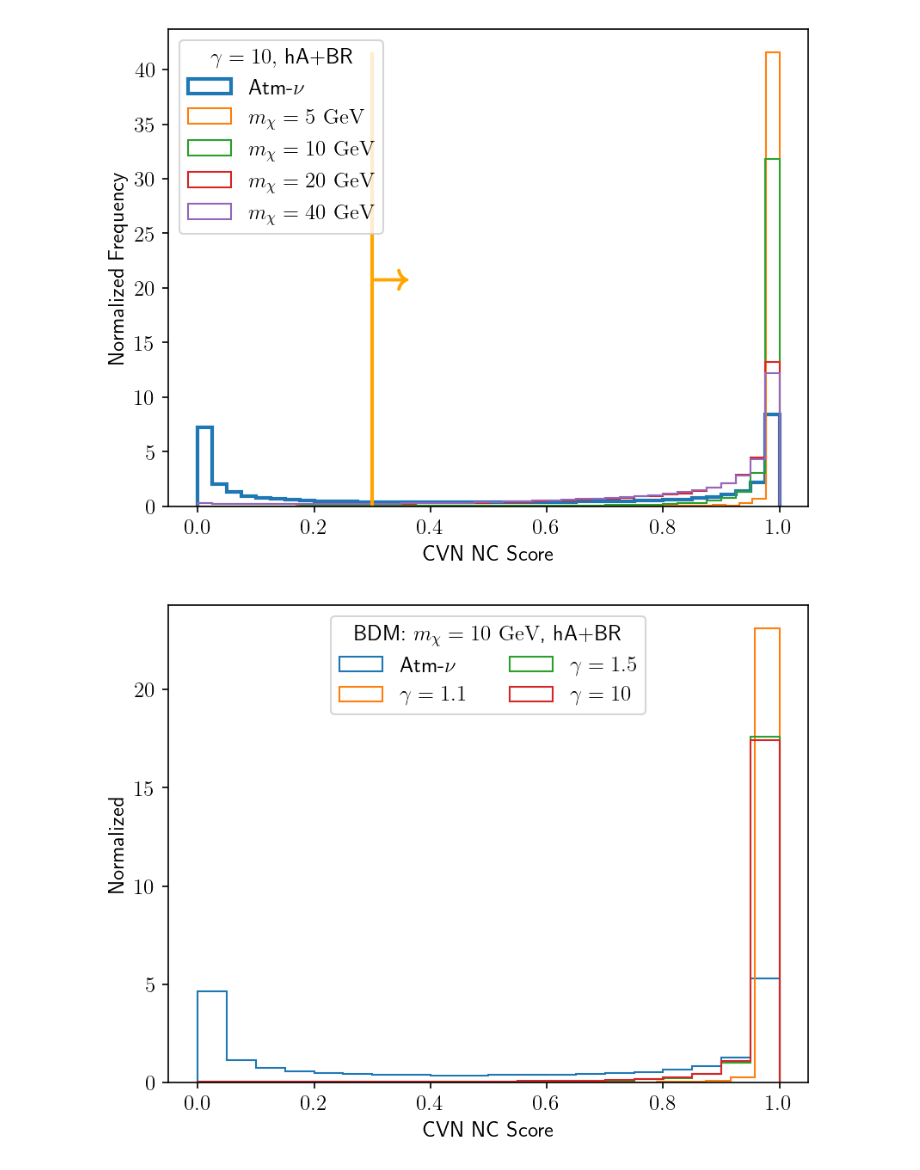
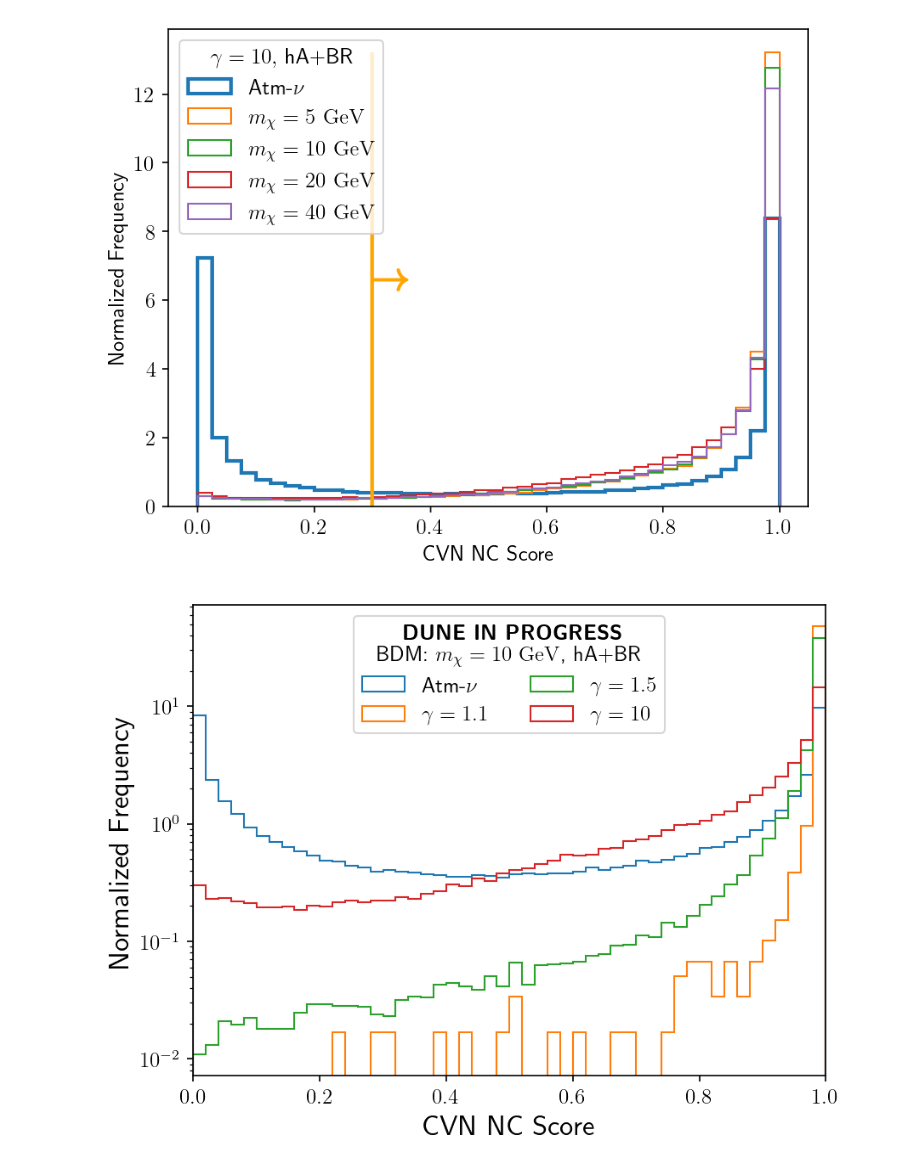
Before and after one commit to lperes-ufrj/UpperLimitCode, a Jupyter notebook: ValidationStudies/CVNCuts_Plots.ipynb, the cells around one changed output. Cells and saved outputs as stored; diff of their text form; code cells hidden in the pictures.

```diff
--- a/ValidationStudies/CVNCuts_Plots.ipynb
+++ b/ValidationStudies/CVNCuts_Plots.ipynb
@@ -6,23 +7,23 @@ import math
 # %%
 #Read CVN Score for each lorentz factor and atmospheric neutrinos
 
-CVN_b1p1_m05 = np.loadtxt('../FinalPlots/OptimalCuts/NuclearModelsOptSelectionApplication_MaxCVN/hA_BR/CVN_m05_b1p1.txt', delimiter=' ', skiprows=1,  dtype=np.float32)
-CVN_b1p5_m05 = np.loadtxt('../FinalPlots/OptimalCuts/NuclearModelsOptSelectionApplication_MaxCVN/hA_BR/CVN_m05_b1p5.txt', delimiter=' ', skiprows=1,  dtype=np.float32)
-CVN_b10_m05 = np.loadtxt('../FinalPlots/OptimalCuts/NuclearModelsOptSelectionApplication_MaxCVN/hA_BR/CVN_m05_b10.txt', delimiter=' ', skiprows=1,  dtype=np.float32)
+CVN_b1p1_m05 = np.loadtxt('../Optimization/Optimization_DefaultNuclearModel/CVN_m05_b1p1.txt', delimiter=' ', skiprows=1,  dtype=np.float32)
+CVN_b1p5_m05 = np.loadtxt('../Optimization/Optimization_DefaultNuclearModel/CVN_m05_b1p5.txt', delimiter=' ', skiprows=1,  dtype=np.float32)
+CVN_b10_m05 = np.loadtxt('../Optimization/Optimization_DefaultNuclearModel/CVN_m05_b10.txt', delimiter=' ', skiprows=1,  dtype=np.float32)
 
-CVN_b1p1_m10 = np.loadtxt('../FinalPlots/OptimalCuts/NuclearModelsOptSelectionApplication_MaxCVN/hA_BR/CVN_m10_b1p1.txt', delimiter=' ', skiprows=1,  dtype=np.float32)
-CVN_b1p5_m10 = np.loadtxt('../FinalPlots/OptimalCuts/NuclearModelsOptSelectionApplication_MaxCVN/hA_BR/CVN_m10_b1p5.txt', delimiter=' ', skiprows=1,  dtype=np.float32)
-CVN_b10_m10 = np.loadtxt('../FinalPlots/OptimalCuts/NuclearModelsOptSelectionApplication_MaxCVN/hA_BR/CVN_m10_b10.txt', delimiter=' ', skiprows=1,  dtype=np.float32)
+CVN_b1p1_m10 = np.loadtxt('../Optimization/Optimization_DefaultNuclearModel/CVN_m10_b1p1.txt', delimiter=' ', skiprows=1,  dtype=np.float32)
+CVN_b1p5_m10 = np.loadtxt('../Optimization/Optimization_DefaultNuclearModel/CVN_m10_b1p5.txt', delimiter=' ', skiprows=1,  dtype=np.float32)
+CVN_b10_m10 = np.loadtxt('../Optimization/Optimization_DefaultNuclearModel/CVN_m10_b10.txt', delimiter=' ', skiprows=1,  dtype=np.float32)
 
-CVN_b1p1_m20 = np.loadtxt('../FinalPlots/OptimalCuts/NuclearModelsOptSelectionApplication_MaxCVN/hA_BR/CVN_m20_b1p1.txt', delimiter=' ', skiprows=1,  dtype=np.float32)
-CVN_b1p5_m20 = np.loadtxt('../FinalPlots/OptimalCuts/NuclearModelsOptSelectionApplication_MaxCVN/hA_BR/CVN_m20_b1p5.txt', delimiter=' ', skiprows=1,  dtype=np.float32)
-CVN_b10_m20 = np.loadtxt('../FinalPlots/OptimalCuts/NuclearModelsOptSelectionApplication_MaxCVN/hA_BR/CVN_m20_b10.txt', delimiter=' ', skiprows=1,  dtype=np.float32)
+CVN_b1p1_m20 = np.loadtxt('../Optimization/Optimization_DefaultNuclearModel/CVN_m20_b1p1.txt', delimiter=' ', skiprows=1,  dtype=np.float32)
+CVN_b1p5_m20 = np.loadtxt('../Optimization/Optimization_DefaultNuclearModel/CVN_m20_b1p5.txt', delimiter=' ', skiprows=1,  dtype=np.float32)
+CVN_b10_m20 = np.loadtxt('../Optimization/Optimization_DefaultNuclearModel/CVN_m20_b10.txt', delimiter=' ', skiprows=1,  dtype=np.float32)
 
-CVN_b1p1_m40 = np.loadtxt('../FinalPlots/OptimalCuts/NuclearModelsOptSelectionApplication_MaxCVN/hA_BR/CVN_m40_b1p1.txt', delimiter=' ', skiprows=1,  dtype=np.float32)
-CVN_b1p5_m40 = np.loadtxt('../FinalPlots/OptimalCuts/NuclearModelsOptSelectionApplication_MaxCVN/hA_BR/CVN_m40_b1p5.txt', delimiter=' ', skiprows=1,  dtype=np.float32)
-CVN_b10_m40 = np.loadtxt('../FinalPlots/OptimalCuts/NuclearModelsOptSelectionApplication_MaxCVN/hA_BR/CVN_m40_b10.txt', delimiter=' ', skiprows=1,  dtype=np.float32)
+CVN_b1p1_m40 = np.loadtxt('../Optimization/Optimization_DefaultNuclearModel/CVN_m40_b1p1.txt', delimiter=' ', skiprows=1,  dtype=np.float32)
+CVN_b1p5_m40 = np.loadtxt('../Optimization/Optimization_DefaultNuclearModel/CVN_m40_b1p5.txt', delimiter=' ', skiprows=1,  dtype=np.float32)
+CVN_b10_m40 = np.loadtxt('../Optimization/Optimization_DefaultNuclearModel/CVN_m40_b10.txt', delimiter=' ', skiprows=1,  dtype=np.float32)
 
-CVN_Atm = np.loadtxt('../FinalPlots/OptimalCuts/NuclearModelsOptSelectionApplication_MaxCVN/hA_BR/CVN_Atm_00a.txt', delimiter=' ', skiprows=1,  dtype=np.float32)
+CVN_Atm = np.loadtxt('../Optimization/Optimization_DefaultNuclearModel/CVN_Atm_hA_BR.txt', delimiter=' ', skiprows=1,  dtype=np.float32)
 # %%
 plt.rc('text', usetex=True)
 plt.rc('font', size=12)
@@ -79,21 +80,26 @@ plt.plot(bestCutRight+0.03, h.max()/2, marker=r'$\rightarrow$', markersize=20,ma
 plt.legend(title = r'$\gamma = 10,$ hA+BR',loc='upper left')
 plt.show()
 # %% [output]
-[figure, old version]
+[figure, new version]
 # %%
 plt.rc('text', usetex=True)
 plt.rc('font', size=12)
 plt.figure(dpi=150)
-h1, x1, _ = plt.hist(CVN_Atm[CVN_Atm>-1], bins= 20, density=True, label=r'Atm-$\nu$', histtype='step', lw =1)
-h3, x3, _ = plt.hist(CVN_b1p1_m10[CVN_b1p1_m10>-1], bins= 20, density=True, label=r'$\gamma = 1.1$', histtype='step',lw =1)
-h4, x4, _ = plt.hist(CVN_b1p5_m10[CVN_b1p5_m10>-1], bins= 20, density=True, label=r'$\gamma = 1.5$', histtype='step',lw =1)
-h5, x5, _ = plt.hist(CVN_b10_m10[CVN_b10_m10>-1], bins= 20, density=True, label=r'$\gamma = 10$', histtype='step',lw =1)
+# Compute the bin edges
+bins_w = np.arange(0.0, 1.1, 0.02)
+h1, x1, _ = plt.hist(CVN_Atm[CVN_Atm>-1], bins= bins_w, density=True, label=r'Atm-$\nu$', histtype='step', lw =1)
+h3, x3, _ = plt.hist(CVN_b1p1_m10[CVN_b1p1_m10>-1], bins= bins_w, density=True, label=r'$\gamma = 1.1$', histtype='step',lw =1)
+h4, x4, _ = plt.hist(CVN_b1p5_m10[CVN_b1p5_m10>-1], bins= bins_w, density=True, label=r'$\gamma = 1.5$', histtype='step',lw =1)
+h5, x5, _ = plt.hist(CVN_b10_m10[CVN_b10_m10>-1], bins= bins_w, density=True, label=r'$\gamma = 10$', histtype='step',lw =1)
 h = max(h1.max(),h2.max(),h3.max(), h4.max(), h5.max())
-plt.xlabel('CVN NC Score')
-plt.ylabel('Normalized')
+plt.xlim([0.0,1.0])
+plt.yscale('log')
+plt.xlabel('CVN NC Score', fontsize = 16)
+plt.ylabel('Normalized Frequency', fontsize = 16)
 #plt.vlines(bestCutRight, 0, h.max(), colors='#FFA500', linestyles='solid')
 #plt.plot(bestCutRight+0.03, h.max()/2, marker=r'$\rightarrow$', markersize=20,markerfacecolor='#FFA500',markeredgecolor="orange")
-plt.legend(title = r'BDM: $m_\chi=10 \textrm{ GeV}$, hA+BR',loc='upper center', ncols =2 )
+plt.legend(title = r'\textbf{DUNE IN PROGRESS}\\BDM: $m_\chi=10 \textrm{ GeV}$, hA+BR',loc='upper center', ncols =2 )
+plt.savefig('CVN_Eval_'+str(time.strftime("%Y%m%d"))+'.pdf', format='pdf')
 plt.show()
 # %% [output]
-[figure, old version]
+[figure, new version]
```
Also changed, not shown: parts of 3 cells of this notebook, 6 other files.
